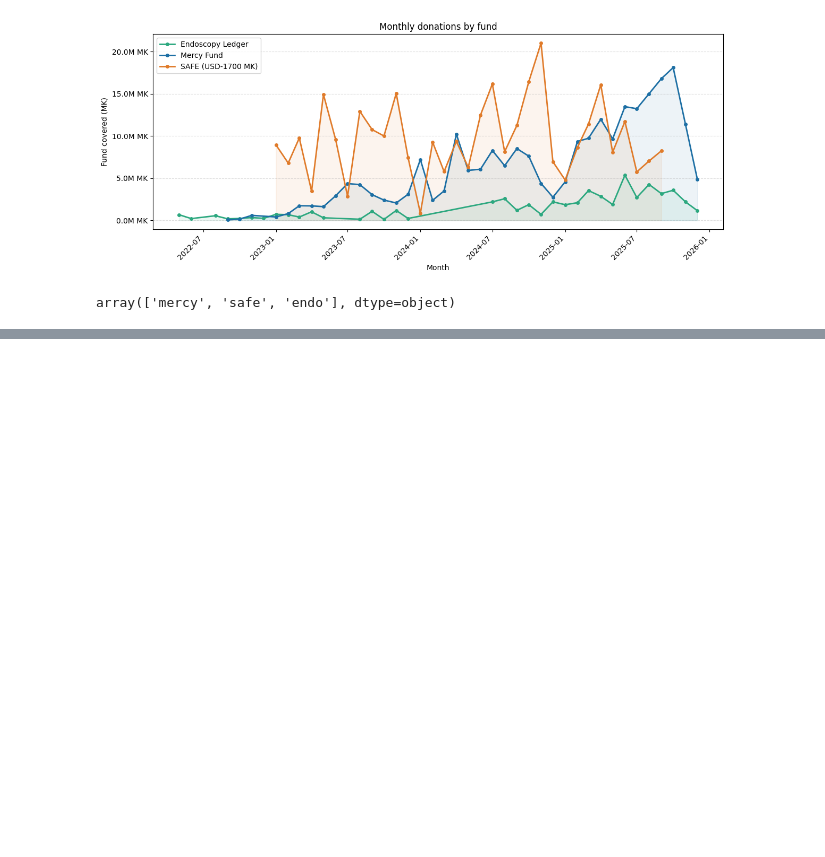
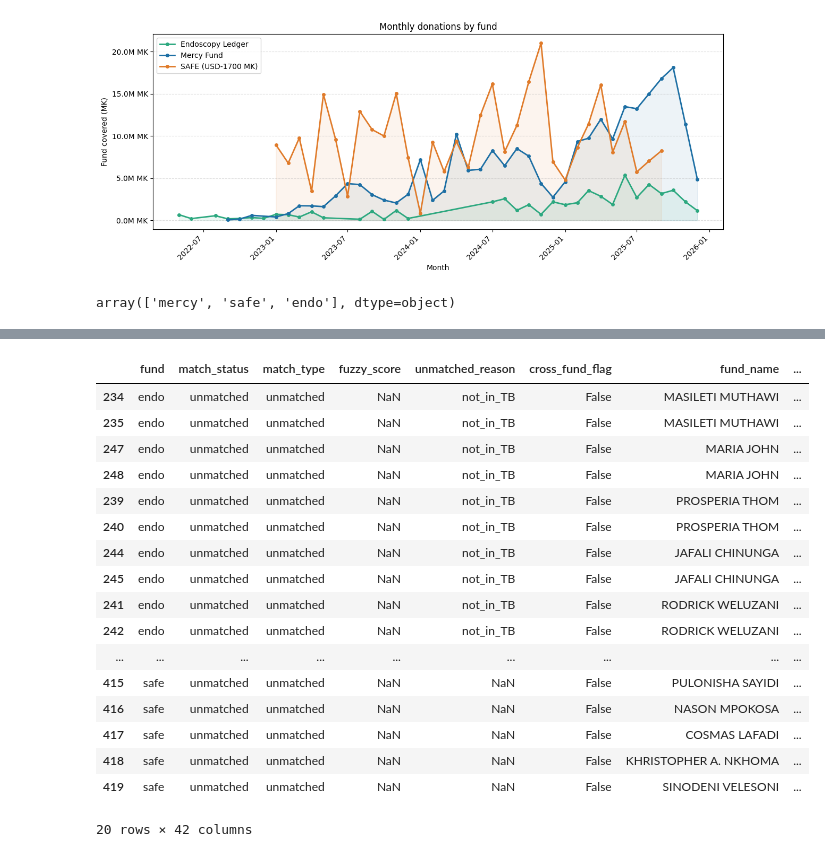
Before and after one commit to mat2m10/nkhoma, a Jupyter notebook: notebooks/03_Poor_Patient_funds.ipynb, the cells around one changed output, grey strips where cells are left out. Saved outputs shown, nothing was run; the diff lists cells and outputs as text; code cells hidden in the pictures; blank space fills up the shorter version.

```diff
--- a/notebooks/03_Poor_Patient_funds.ipynb
+++ b/notebooks/03_Poor_Patient_funds.ipynb
@@ -635,0 +728,4 @@ df_uncolored_names
+# %%
+import pandas as pd
+
+not_in_TB_v2 = pd.read_excel("../Nkhoma_data/poor_patients_funds_data/correction_data/not_in_TB.xlsx")
@@ -635,0 +785,23 @@ df_uncolored_names
+# %%
+key = not_in_TB_v2[['patient_number', 'fund', 'fund_admission_date', 'fund_date', 'total_bill_mk']].astype(str).agg('_'.join, axis=1)
+duplicated_keys = key[key.duplicated(keep=False)]
+not_in_TB_v2[key.isin(duplicated_keys)].sort_values(['patient_number', 'fund']).head(20)
+# %% [output]
+|  | fund | match_status | match_type | fuzzy_score | unmatched_reason | cross_fund_flag | fund_name | ... |
+| 234 | endo | unmatched | unmatched | NaN | not_in_TB | False | MASILETI MUTHAWI | ... |
+| 235 | endo | unmatched | unmatched | NaN | not_in_TB | False | MASILETI MUTHAWI | ... |
+| 247 | endo | unmatched | unmatched | NaN | not_in_TB | False | MARIA JOHN | ... |
+| 248 | endo | unmatched | unmatched | NaN | not_in_TB | False | MARIA JOHN | ... |
+| 239 | endo | unmatched | unmatched | NaN | not_in_TB | False | PROSPERIA THOM | ... |
+| 240 | endo | unmatched | unmatched | NaN | not_in_TB | False | PROSPERIA THOM | ... |
+| 244 | endo | unmatched | unmatched | NaN | not_in_TB | False | JAFALI CHINUNGA | ... |
+| 245 | endo | unmatched | unmatched | NaN | not_in_TB | False | JAFALI CHINUNGA | ... |
+| 241 | endo | unmatched | unmatched | NaN | not_in_TB | False | RODRICK WELUZANI | ... |
+| 242 | endo | unmatched | unmatched | NaN | not_in_TB | False | RODRICK WELUZANI | ... |
+| ... | ... | ... | ... | ... | ... | ... | ... | ... |
+| 415 | safe | unmatched | unmatched | NaN | NaN | False | PULONISHA SAYIDI | ... |
+| 416 | safe | unmatched | unmatched | NaN | NaN | False | NASON MPOKOSA | ... |
+| 417 | safe | unmatched | unmatched | NaN | NaN | False | COSMAS LAFADI | ... |
+| 418 | safe | unmatched | unmatched | NaN | NaN | False | KHRISTOPHER A. NKHOMA | ... |
+| 419 | safe | unmatched | unmatched | NaN | NaN | False | SINODENI VELESONI | ... |
+20 rows × 42 columns
```
Also changed, not shown: parts of 29 cells of this notebook, 1 other file.
